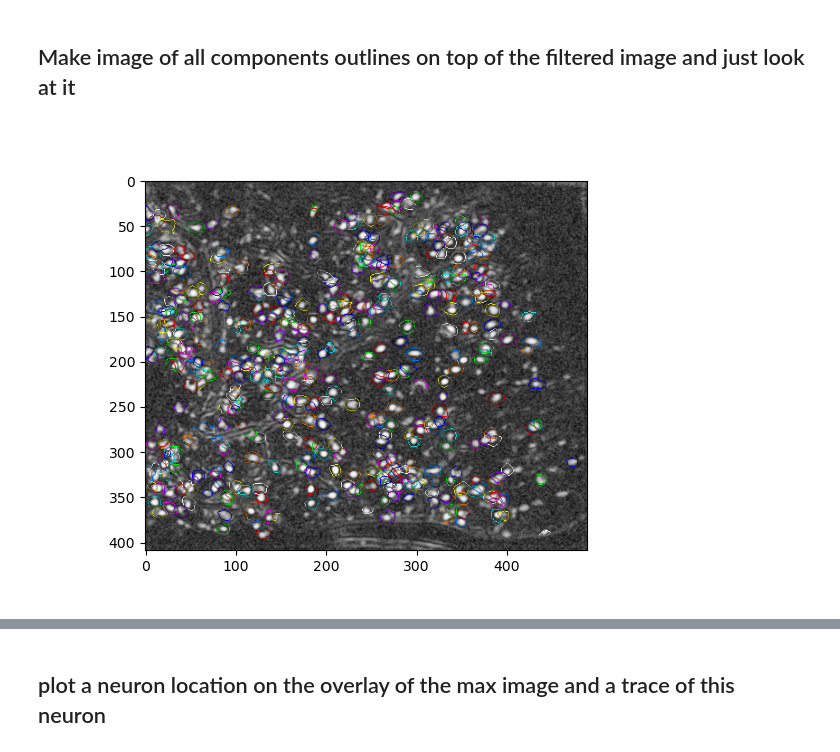
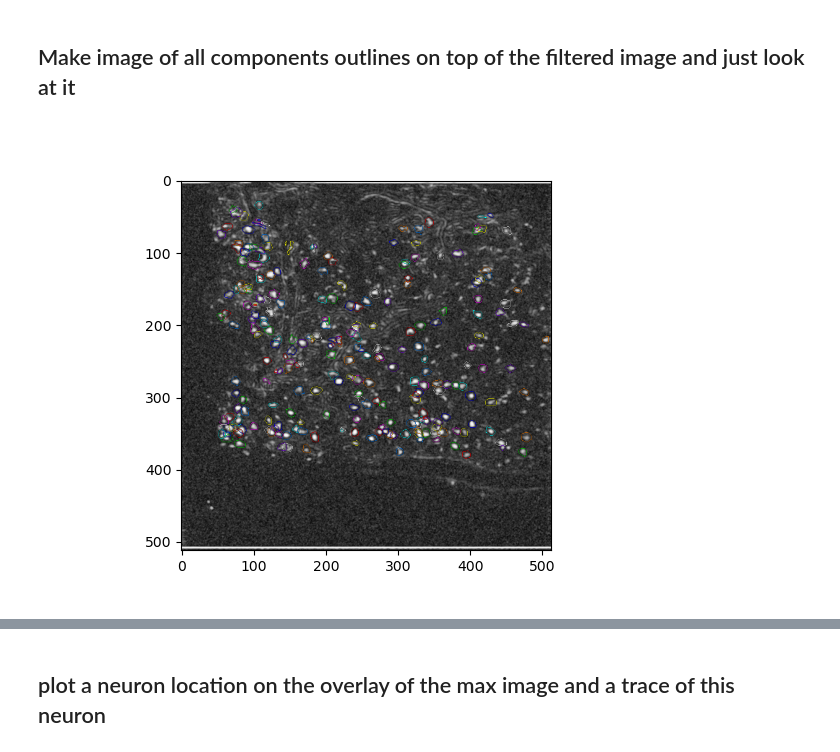
Before and after one commit to st-ts/Ca_pre, a Jupyter notebook: caiman/eval_neu.ipynb, the cells around one changed output, grey strips where cells are left out. Drawn from its saved outputs; the diff is of its cells as text; code cells hidden in the pictures.

```diff
--- a/caiman/eval_neu.ipynb
+++ b/caiman/eval_neu.ipynb
@@ -58,7 +58,7 @@ display(fc)
 # %%
 # Load the data
 #path = 'D:/CaIm/os80/b2/'
-path = fc.selected_path
+path = fc.selected_path + '\\'
 
 traces_path = path + 'traces.json'
 component_locations_path = path + 'component_locations.json'
@@ -84,7 +84,7 @@ print(f"Total number of components: {traces.shape[0]}, accepted: {len(accepted_l
 
 # Select only accepted:
 #component_locations = component_locations[:,accepted_list]
-# traces = traces[accepted_list,:]
+#traces = traces[accepted_list,:]
 # %% [output]
 Total number of components: 466, accepted: 442
 # %% [markdown]
@@ -121,12 +121,12 @@ plt.show()
 ## Discard components outside of the polygon
 # %%
 # Original dimentions
-d1 = filter_img.shape[1]
-d2 = filter_img.shape[0]
+d1 = filter_img.shape[0]
+d2 = filter_img.shape[1]
 
 def calculate_centroid(component_locations, component_num, d1, d2):
     """Calculate the centroid of a component."""
-    component = component_locations[:, component_num].reshape(d1, d2)
+    component = component_locations[:, component_num].reshape(d2, d1, order='F')
     ys, xs = np.nonzero(component)
     if len(xs) == 0 or len(ys) == 0:
         return None  # or some default value like (0, 0)
@@ -148,5 +148,5 @@ is_inside = is_inside_polygon(centroids, polygon_points)
 print(f"Total number of components before: {traces.shape[0]}")
 #component_locations = component_locations[:, is_inside]
 #traces = traces[is_inside, :]
-print(f"Now: {traces.shape[0]}")
+print(f"Now: {sum(is_inside)}")
 # %% [output]
@@ -159,12 +160,16 @@ for n in np.arange(component_locations.shape[1]):
     comp = component_locations[:,n]
     comp_no0 = comp[comp>0]
 
-
-    mean_comp = np.mean(comp_no0)
-    sd_comp = statistics.stdev(comp_no0)
-    cutoff = mean_comp
-    sharper = np.where(comp < cutoff, 0, comp)
-    component_locs_sharp.append(sharper)
+    if len(comp_no0) >=2:
+        mean_comp = np.mean(comp_no0)
+        sd_comp = statistics.stdev(comp_no0)
+        cutoff = mean_comp
+        sharper = np.where(comp < cutoff, 0, comp)
+        component_locs_sharp.append(sharper)
+    else:
+        if is_inside[n]:
+            print(f'Wow component inside so smol: {n}')
+        component_locs_sharp.append(comp)
 # %% [markdown]
 ## Make image of all components outlines on top of the filtered image and just look at it
 # %%
@@ -174,36 +179,37 @@ ax.imshow(filter_img, cmap='gray')
 colors = [ [ 1,  0,  0, 1],
            [ 0,  1,  0, 1],
            [ 0,  0,  1, 1],
            [ 0,  1,  1, 1],
            [ 1,  0,  1, 1],
            [ 1,  1,  0, 1],
            [ 1,  1,  1, 1],
            [.5,  0,  1, 1],
            [ 1, .5,  0, 1],
            [ 0, .5,  1, 1],
          ]
 
 def plot_boundaries(ax, component, color):
 
     # Convert to boolean
     component_bool = component.astype(bool)
     # Find boundaries (edges)
     eroded = binary_erosion(component_bool)
     boundaries = component_bool & ~eroded
     # Create a color mask: yellow for True, transparent for False
     color_mask = np.zeros((boundaries.shape[0], boundaries.shape[1], 4))  # Initialize a RGBA color mask
     color_mask[boundaries] = color  # Yellow (R=1, G=1, B=0, A=1) for True values
     # Overlay boundaries
     ax.imshow(color_mask, cmap='gray', alpha=1)
 
 
 for n in np.arange(len(component_locs_sharp)):
-    color = colors[:][n%len(colors)]
-    component = np.array(component_locs_sharp[n])
-    component = component.reshape(d2, d1, order='F')
-    plot_boundaries(ax, component, color)
+    if is_inside[n]:
+        color = colors[:][n%len(colors)]
+        component = np.array(component_locs_sharp[n])
+        component = component.reshape(d2, d1, order='F')
+        plot_boundaries(ax, component, color)
 
 plt.show()
 # %% [output]
-[figure, old version]
+[figure, new version]
 # %%
```
Also changed, not shown: parts of 27 cells of this notebook, 1 other file.
